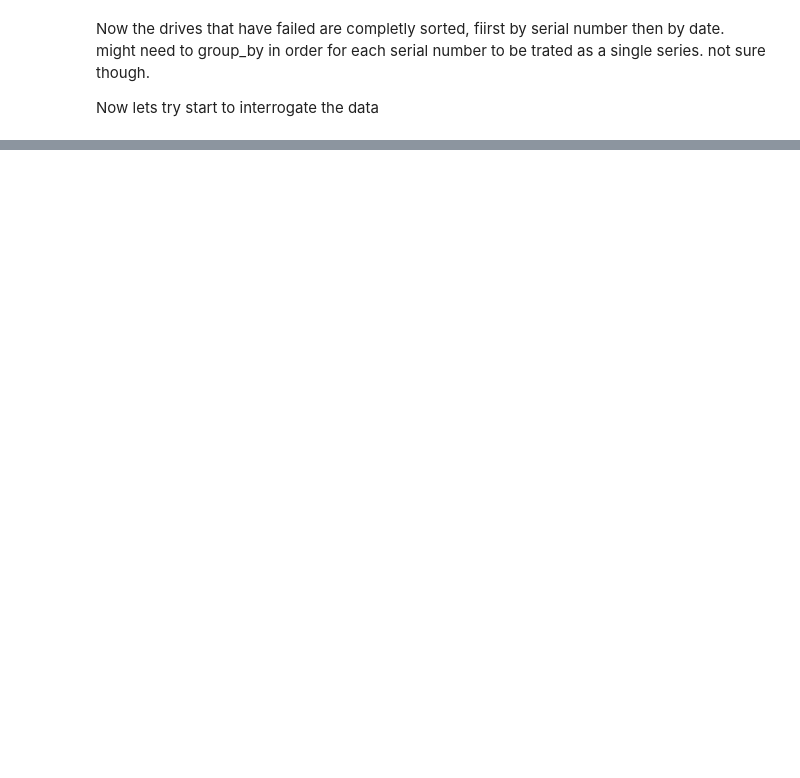
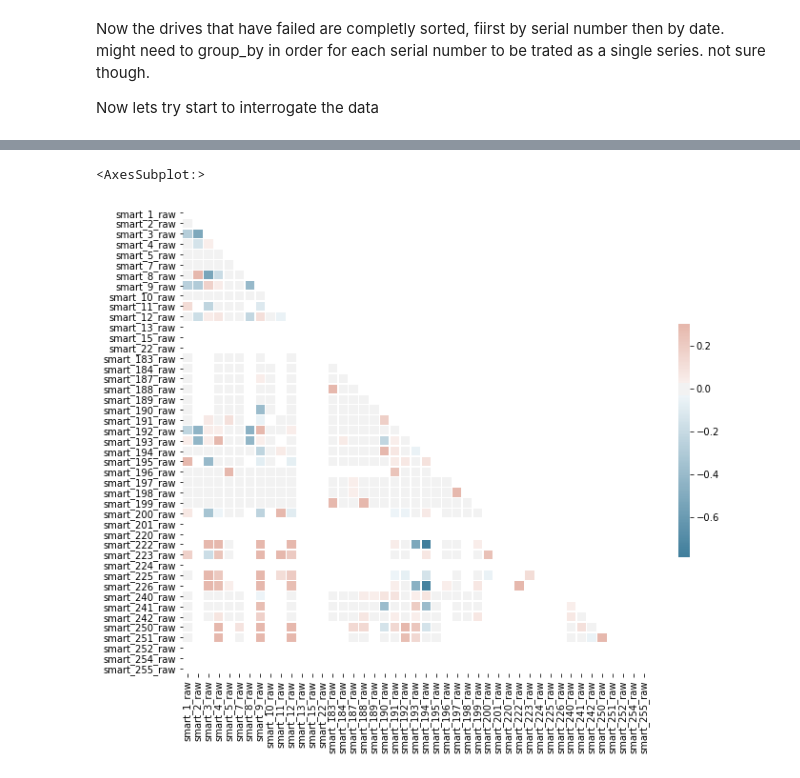
Before and after one commit to acottman1/HDD-Failure, a Jupyter notebook: backBlaze_EDA.ipynb, the cells around one changed output, grey strips where cells are left out. Saved outputs shown, nothing was run; the diff lists cells and outputs as text; code cells hidden in the pictures; blank space fills up the shorter version.

Commit message:
corrolation plots and removed sparse columns

```diff
--- a/backBlaze_EDA.ipynb
+++ b/backBlaze_EDA.ipynb
@@ -27,4 +27,5 @@ df = pd.concat([pd.read_csv(f) for f in glob.glob("data/*/*.csv")],ignore_index
 IDCols = df.columns[0:5]
 rawCols = df.columns[6:95:2]
 allrawCols = IDCols.append(rawCols)
-normCols = df.columns[7:96:2]
+normCols = df.columns[5:96:2]
+allNormCols = IDCols.append(normCols)
@@ -198,0 +174,13 @@ Name: serial_number, Length: 735, dtype: bool>
+# %%
+#check the corrolation matrix
+corrmat =df[normCols].corr()
+# %%
+mask = np.triu(np.ones_like(corrmat, dtype=bool))
+f, ax = plt.subplots(figsize=(11, 9))
+cmap = sns.diverging_palette(230, 20, as_cmap=True)
+#plot the matrix
+sns.heatmap(corrmat, mask=mask, cmap=cmap, vmax=.3, center=0,
+            square=True, linewidths=.5, cbar_kws={"shrink": .5})
+# %% [output]
+<AxesSubplot:>
+[figure, added]
```
Also changed, not shown: parts of 24 cells of this notebook.
